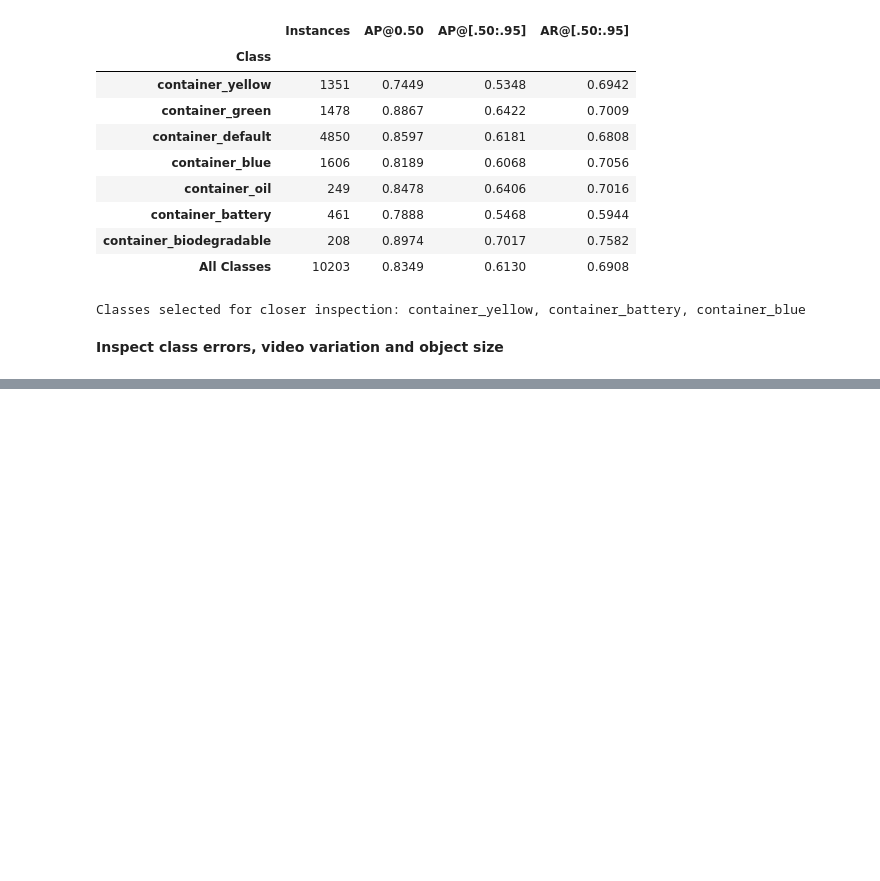
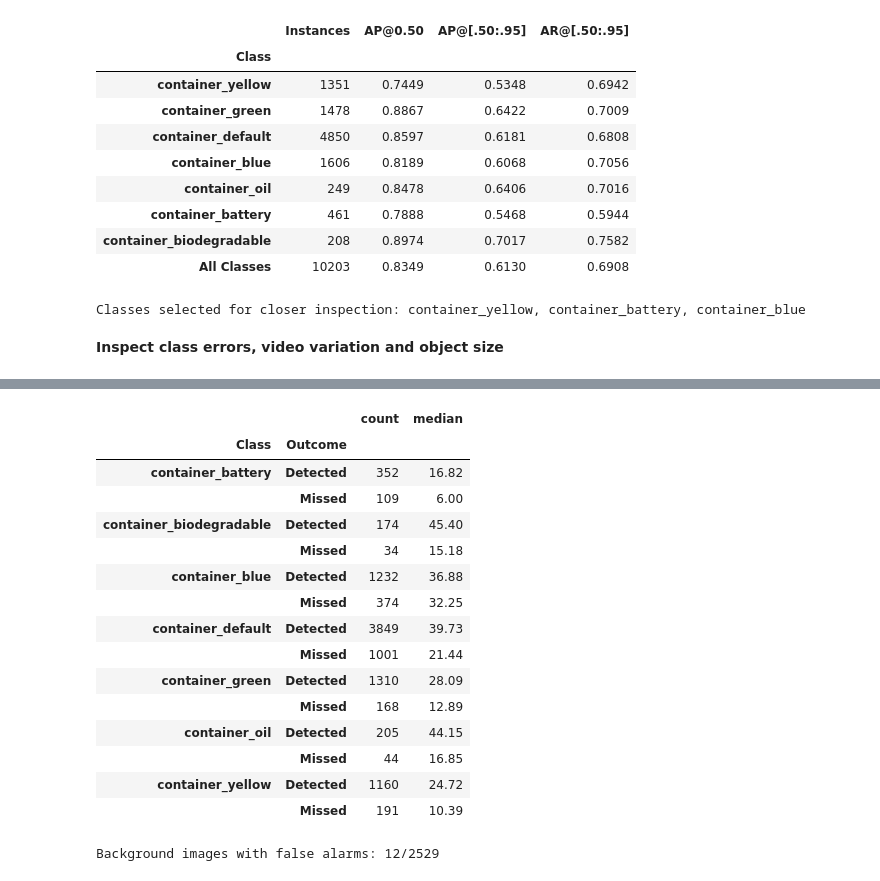
Before and after one commit to mdmohsin212/WasteScope, a Jupyter notebook: notebooks/detection/analysis.ipynb, the cells around one changed output, grey strips where cells are left out. Saved outputs shown, nothing was run; the diff lists cells and outputs as text; code cells hidden in the pictures; blank space fills up the shorter version.

```diff
--- a/notebooks/detection/analysis.ipynb
+++ b/notebooks/detection/analysis.ipynb
@@ -386,0 +455,34 @@ Classes selected for closer inspection: container_yellow, container_battery, con
+# %%
+display(size_results.round(2))
+print("Background images with false alarms:", f"{background_false_alarms}/{len(backgrounds)}")
+
+image_errors.to_csv(METRICS / "per_image_errors.csv")
+video_results.to_csv(METRICS / "per_video.csv")
+size_results.to_csv(METRICS / "object_sizes.csv")
+objects.to_csv(METRICS / "object_size_details.csv", index=False)
+
+pd.DataFrame([{
+    "Background images": len(backgrounds),
+    "Background images with false alarms": background_false_alarms,
+    "False alarm image rate": background_false_alarms / len(backgrounds) if len(backgrounds) else np.nan,
+    "Review confidence": REVIEW_CONF,
+    "Match IoU": 0.5
+}]).to_csv(METRICS / "background_false_alarms.csv", index=False)
+# %% [output]
+|  |  | count | median |
+| Class | Outcome |  |  |
+| container_battery | Detected | 352 | 16.82 |
+|  | Missed | 109 | 6.00 |
+| container_biodegradable | Detected | 174 | 45.40 |
+|  | Missed | 34 | 15.18 |
+| container_blue | Detected | 1232 | 36.88 |
+|  | Missed | 374 | 32.25 |
+| container_default | Detected | 3849 | 39.73 |
+|  | Missed | 1001 | 21.44 |
+| container_green | Detected | 1310 | 28.09 |
+|  | Missed | 168 | 12.89 |
+| container_oil | Detected | 205 | 44.15 |
+|  | Missed | 44 | 16.85 |
+| container_yellow | Detected | 1160 | 24.72 |
+|  | Missed | 191 | 10.39 |
+Background images with false alarms: 12/2529
```
Also changed, not shown: parts of 6 cells of this notebook.
